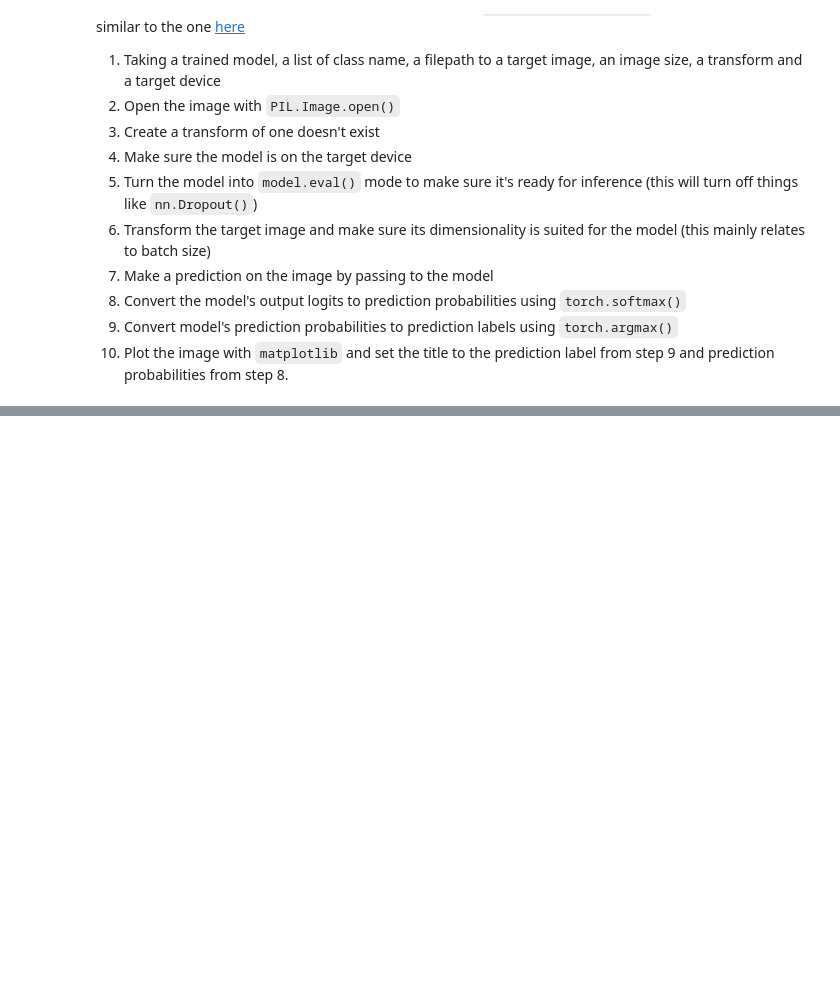
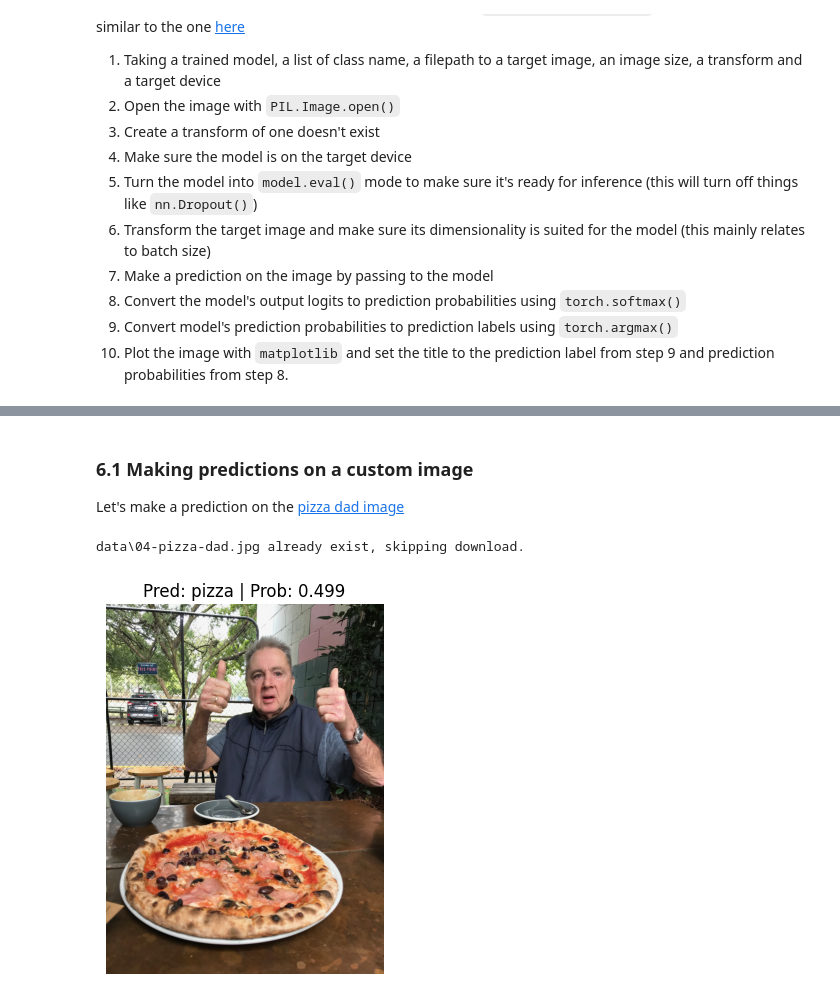
Before and after one commit to VanLinLin/PyTorch-for-Deep-Learning-Bootcamp, a Jupyter notebook: 06_pytorch_transfer_learning.ipynb, the cells around one changed output, grey strips where cells are left out. Drawn from its saved outputs; the diff is of its cells as text; code cells hidden in the pictures; blank space fills up the shorter version.

Commit message:
finish transfer learning exercises

```diff
--- a/06_pytorch_transfer_learning.ipynb
+++ b/06_pytorch_transfer_learning.ipynb
@@ -371,11 +371,11 @@ try:
     from helper_function import plot_loss_curves
 except:
     print(f"[INFO] Couldn't find helper_function.py, download...")
-    with open('helper_function.py', 'w') as f:
+    with open('helper_function.py', 'wb') as f:
         import requests
         request = requests.get("https://raw.githubusercontent.com/mrdbourke/pytorch-deep-learning/main/helper_functions.py")
         f.write(request.content)
-    from helper_function import plot_loss_curves
+    from helper_functions import plot_loss_curves
 
 # Plot the loss curves of our model
 plot_loss_curves(results=results)
@@ -487,0 +489,29 @@ for image_path in test_image_path_sample:
+# %% [markdown]
+### 6.1 Making predictions on a custom image
+
+Let's make a prediction on the [pizza dad image](https://github.com/mrdbourke/pytorch-deep-learning/blob/main/images/04-pizza-dad.jpeg)
+# %%
+# Download the image
+import requests
+
+# Setup custom image path
+custom_image_path = data_path / '04-pizza-dad.jpg'
+
+# Download the image if its not exist
+if not custom_image_path.is_file():
+    with open(custom_image_path, 'wb') as f:
+        # Download image from GitHub
+        request = requests.get('https://raw.githubusercontent.com/mrdbourke/pytorch-deep-learning/main/images/04-pizza-dad.jpeg')
+        print(f'Downloading {custom_image_path}')
+        f.write(request.content)
+else:
+    print(f'{custom_image_path} already exist, skipping download.')
+# %% [output]
+data\04-pizza-dad.jpg already exist, skipping download.
+# %%
+# Predict on custom image
+pred_and_plot_image(model=model,
+                    image_path=custom_image_path,
+                    class_names=class_names)
+# %% [output]
+[figure, added]
```
Also changed, not shown: parts of 4 cells of this notebook, 3 other files.
